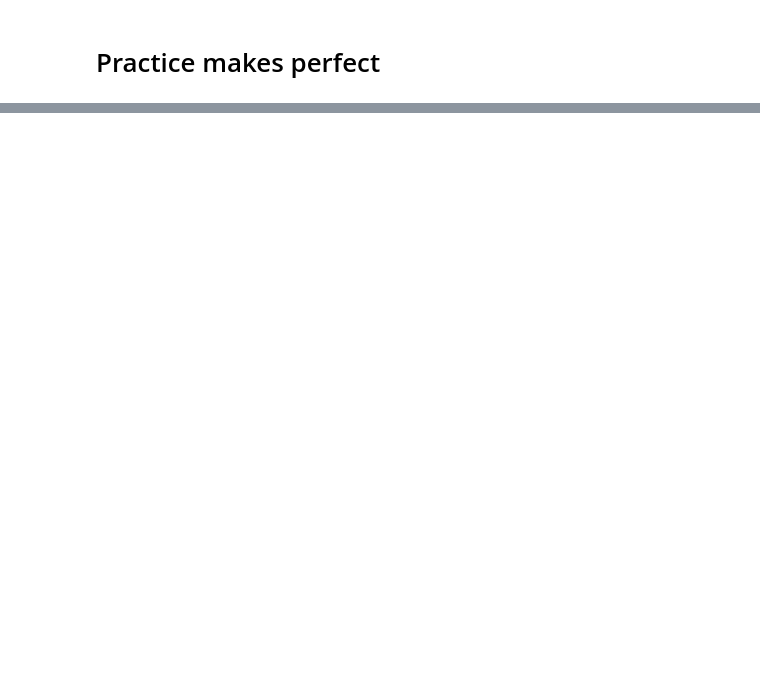
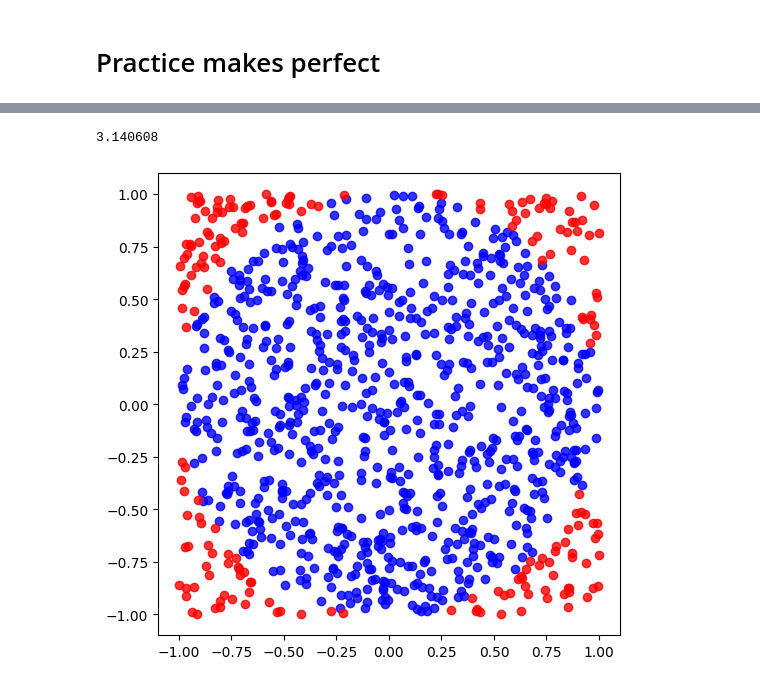
Before and after one commit to SamKratin/python-dataframes-exercises, a Jupyter notebook: python_drill_through.ipynb, the cells around one changed output, grey strips where cells are left out. Drawn from its saved outputs; the diff is of its cells as text; code cells hidden in the pictures; blank space fills up the shorter version.

```diff
--- a/python_drill_through.ipynb
+++ b/python_drill_through.ipynb
@@ -85 +85,34 @@ plt.show()
 [figure]
+# %%
+# Monte Carlo simulation to estimate the value of π
+# The area of the unit circle is π and the area of the square bounding it is 4
+# The value of π is estimated as (count of points inside the circle / total points) * area of the square
+# The result converges to the actual value of π as the number of random points increases
+
+n = 10**6
+s0 = 4
+count = 0
+
+for i in range(n):
+    x, y = random.uniform(-1, 1), random.uniform(-1, 1)
+    if x**2 + y**2 <= 1:
+        count+= 1
+
+print(count / n * s0)
+
+# building a plot
+
+n=1e3
+x = 1-2*np.random.random(int(n))
+y = 1-2.*np.random.random(int(n))
+insideX,  insideY  = x[(x**2+y**2)<=1],y[(x**2+y**2)<=1]
+outsideX, outsideY = x[(x**2+y**2)>1],y[(x**2+y**2)>1]
+
+fig, ax = plt.subplots(1)
+ax.scatter(insideX, insideY, c='b', alpha=0.8, edgecolor=None)
+ax.scatter(outsideX, outsideY, c='r', alpha=0.8, edgecolor=None)
+ax.set_aspect('equal')
+fig.show()
+# %% [output]
+3.140608
+[figure, added]
```
Also changed, not shown: parts of 1 cell of this notebook.
